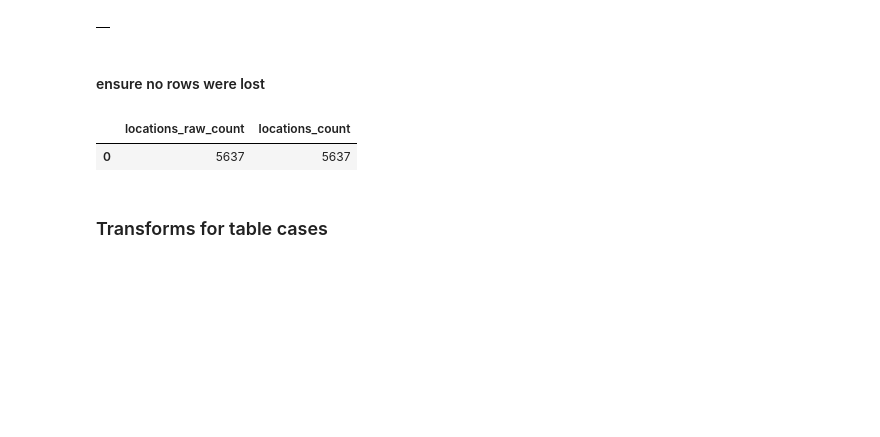
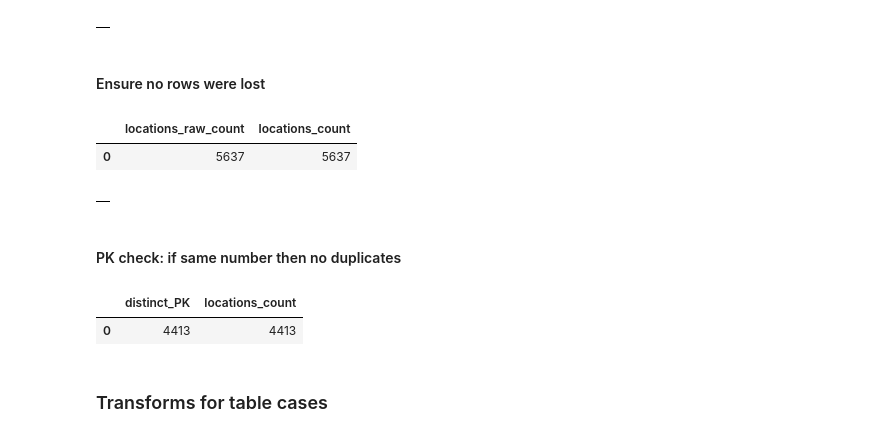
Before and after one commit to kimmisin/Elements-of-Databases, a Jupyter notebook: milestone2.ipynb, the cells around one changed output. Drawn from its saved outputs; the diff is of its cells as text; code cells hidden in the pictures; blank space fills up the shorter version.

```diff
--- a/milestone2.ipynb
+++ b/milestone2.ipynb
@@ -133,7 +159,7 @@ WHERE province_state IS null
 # %% [output]
 |  |
 # %% [markdown]
-#### ensure no rows were lost
+#### Ensure no rows were lost
 # %%
 %%bigquery
 SELECT count(*) AS locations_raw_count, (SELECT count(*) FROM datamart.locations) AS locations_count
@@ -141,6 +167,28 @@ FROM datamart.Locations_raw
 # %% [output]
 |  | locations_raw_count | locations_count |
 | 0 | 5637 | 5637 |
+# %%
+%%bigquery
+CREATE OR REPLACE TABLE datamart.locations AS
+SELECT id, fips, admin2, city, state, country, latitude, longitude, combined_key
+FROM
+    (SELECT *, rank() over (partition by id, country ORDER BY latitude DESC, longitude DESC, combined_key DESC) AS rank
+    FROM datamart.locations)
+WHERE rank = 1
+# %% [output]
+|  |
+# %% [markdown]
+#### PK check: if same number then no duplicates
+# %%
+%%bigquery
+SELECT count(*) AS distinct_PK, (SELECT count(*) FROM datamart.locations) AS locations_count
+FROM (
+    SELECT DISTINCT id
+    FROM datamart.locations
+)
+# %% [output]
+|  | distinct_PK | locations_count |
+| 0 | 4413 | 4413 |
 # %% [markdown]
 ### Transforms for table cases
 # %% [markdown]
```
Also changed, not shown: parts of 32 cells of this notebook.
